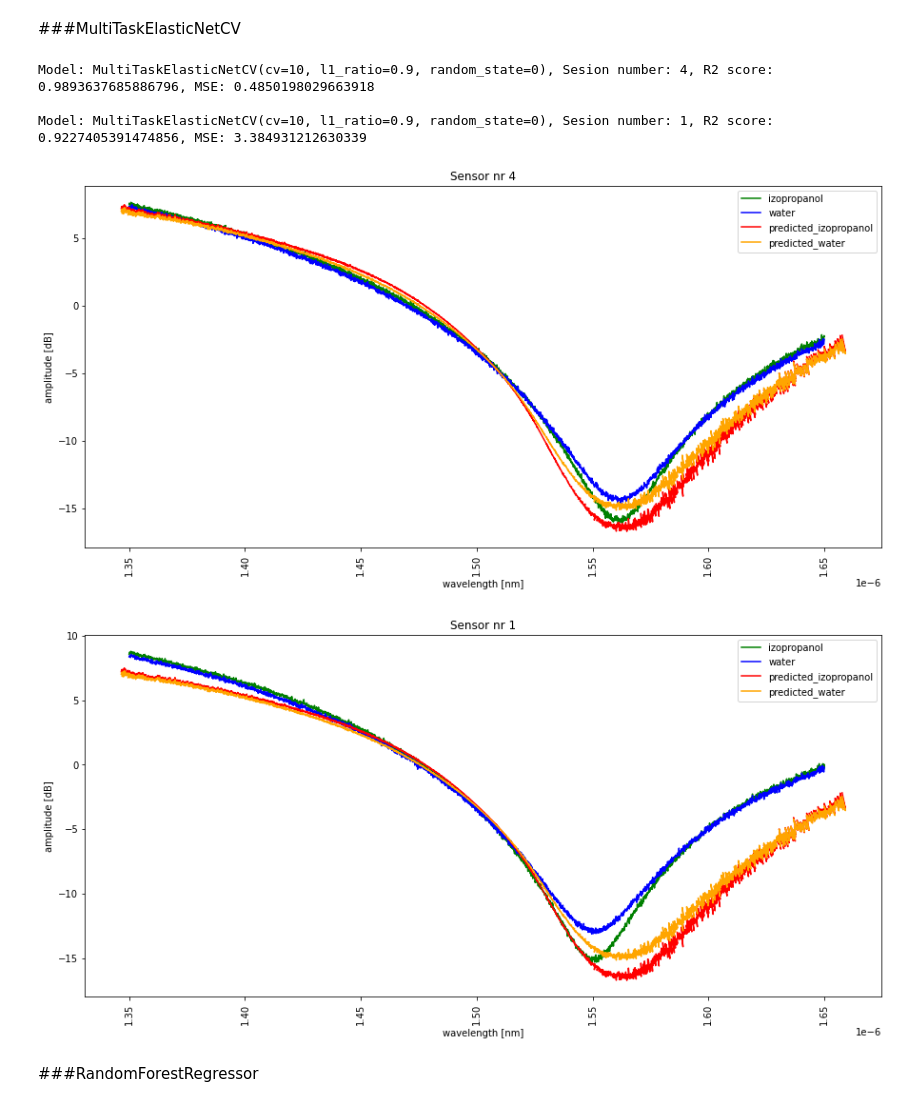
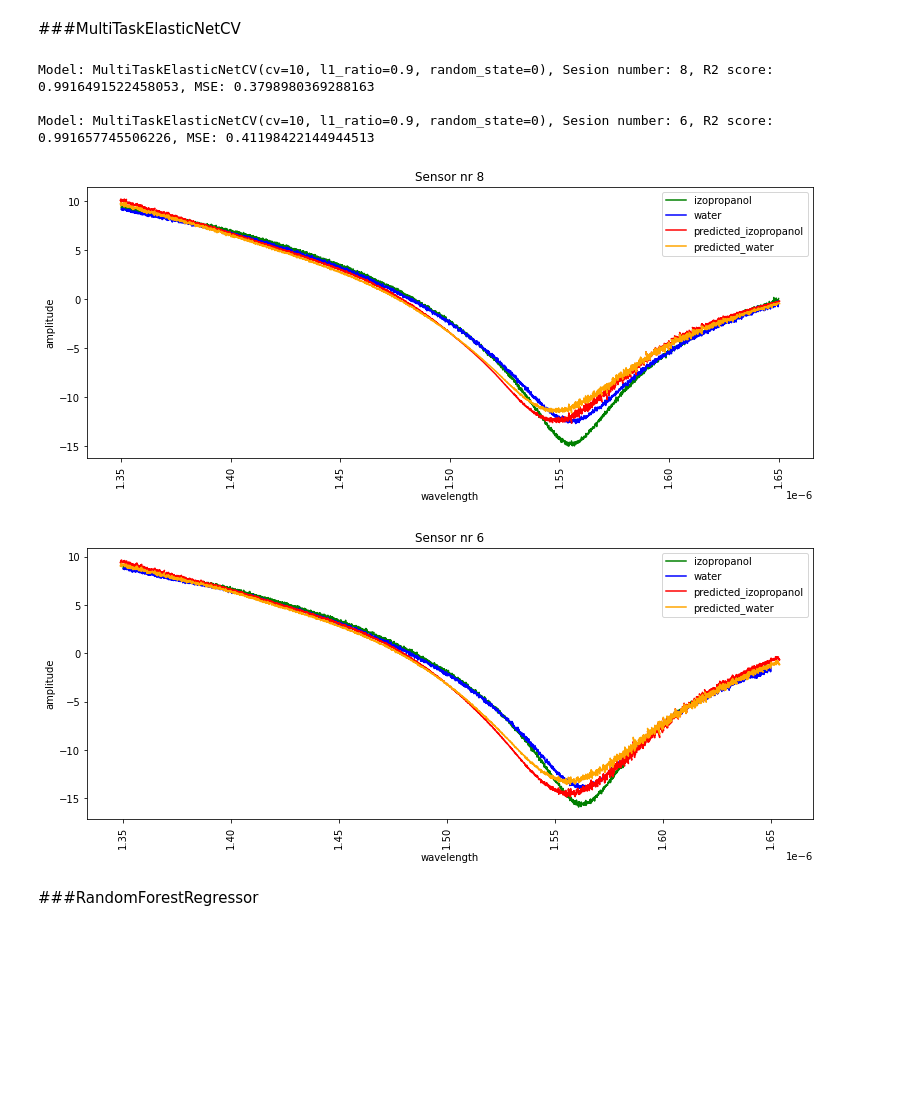
Before and after one commit to piotrciechowicz/AI-for-the-Industry-4.0, a Jupyter notebook: AI_for_the_Industry_4_0.ipynb, the cells around one changed output. Saved outputs shown, nothing was run; the diff lists cells and outputs as text; code cells hidden in the pictures; blank space fills up the shorter version.

```diff
--- a/AI_for_the_Industry_4_0.ipynb
+++ b/AI_for_the_Industry_4_0.ipynb
@@ -193,8 +193,8 @@ for sesion in range(1,11):
   ax.plot(df_water.loc[:,f'wavelength_water_{sesion}'], df_water.loc[:,f'amplitude_water_{sesion}'], color = 'blue', label = 'water')
   ax.xaxis.set_tick_params(rotation=90)
   ax.set_title(f'Sensor nr {sesion}')
-  ax.set_xlabel('wavelength [nm]')
-  ax.set_ylabel('amplitude [dB]')
+  ax.set_xlabel('wavelength')
+  ax.set_ylabel('amplitude')
   ax.legend()
   plt.show()
   print()
@@ -347,17 +347,17 @@ y_test_2 = pd.concat([y_test_1_2,y_test_2_2], axis="columns")
 scaler = StandardScaler()
 scaler.fit(X_train)
 X_train_sc = scaler.transform(X_train)
-X_train_sc_df1 = pd.DataFrame(data = X_train_sc,
+X_train_sc_df = pd.DataFrame(data = X_train_sc,
                            columns = X_train.columns,
                            index = X_train.index)
 
 X_test_sc_1 = scaler.transform(X_test_1)
-X_test_sc_df_11 = pd.DataFrame(data = X_test_sc_1,
+X_test_sc_df_1 = pd.DataFrame(data = X_test_sc_1,
                            columns = X_test_1.columns,
                            index = X_test_1.index)
 
 X_test_sc_2 = scaler.transform(X_test_2)
-X_test_sc_df_22 = pd.DataFrame(data = X_test_sc_2,
+X_test_sc_df_2 = pd.DataFrame(data = X_test_sc_2,
                            columns = X_test_2.columns,
                            index = X_test_2.index)
 # %% [markdown]
@@ -365,8 +365,8 @@ X_test_sc_df_22 = pd.DataFrame(data = X_test_sc_2,
 # %%
 poly = PolynomialFeatures(degree = 3, interaction_only = False, include_bias = True)
-X_train_sc_df = poly.fit_transform(X_train_sc_df1)
-X_test_sc_df_1 = poly.transform(X_test_sc_df_11)
-X_test_sc_df_2 = poly.transform(X_test_sc_df_22)
+X_train_sc_df_poly = poly.fit_transform(X_train_sc_df)
+X_test_sc_df_1_poly = poly.transform(X_test_sc_df_1)
+X_test_sc_df_2_poly = poly.transform(X_test_sc_df_2)
 # %% [markdown]
 ##Models
 # %%
@@ -373,0 +376,5 @@ res = pd.DataFrame(columns=['model','r2_1','r2_2','MSE_1','MSE_2'])
+# %%
+model_4 = LinearRegression()
+new_row = prediction_model(model_4, X_train_sc_df_poly, X_test_sc_df_1_poly, X_test_sc_df_2_poly,
+                           y_train, y_test_1, y_test_2)
+res.loc[len(res)] = new_row
@@ -375,14 +388,15 @@ res = pd.DataFrame(columns=['model','r2_1','r2_2','MSE_1','MSE_2'])
 ###MultiTaskElasticNetCV
 # %%
 model_1 = MultiTaskElasticNetCV(l1_ratio = 0.9, cv=10, random_state=0)
-new_row = prediction_model(model_1, X_train_sc_df, X_test_sc_df_1, X_test_sc_df_1, y_train, y_test_1, y_test_2)
+new_row = prediction_model(model_1, X_train_sc_df_poly, X_test_sc_df_1_poly, X_test_sc_df_2_poly,
+                           y_train, y_test_1, y_test_2)
 res.loc[len(res)] = new_row
 # %% [output]
-Model: MultiTaskElasticNetCV(cv=10, l1_ratio=0.9, random_state=0), Sesion number: 4, R2 score: 0.9893637685886796, MSE: 0.4850198029663918
+Model: MultiTaskElasticNetCV(cv=10, l1_ratio=0.9, random_state=0), Sesion number: 8, R2 score: 0.9916491522458053, MSE: 0.3798980369288163
 
-Model: MultiTaskElasticNetCV(cv=10, l1_ratio=0.9, random_state=0), Sesion number: 1, R2 score: 0.9227405391474856, MSE: 3.384931212630339
+Model: MultiTaskElasticNetCV(cv=10, l1_ratio=0.9, random_state=0), Sesion number: 6, R2 score: 0.991657745506226, MSE: 0.41198422144944513
-[figure, old version]
+[figure, new version]
-[figure, old version]
+[figure, new version]
 # %% [markdown]
 ###RandomForestRegressor
 # %%
```
Also changed, not shown: parts of 22 cells of this notebook.
